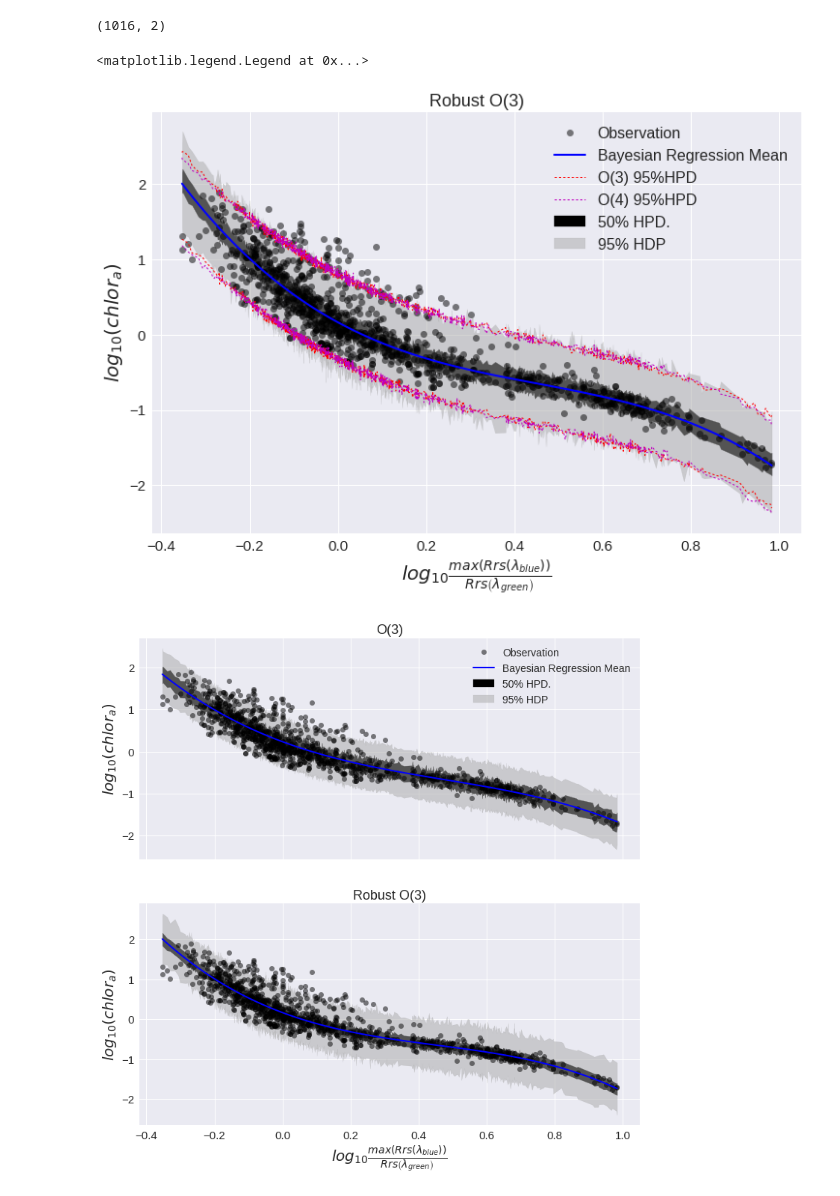
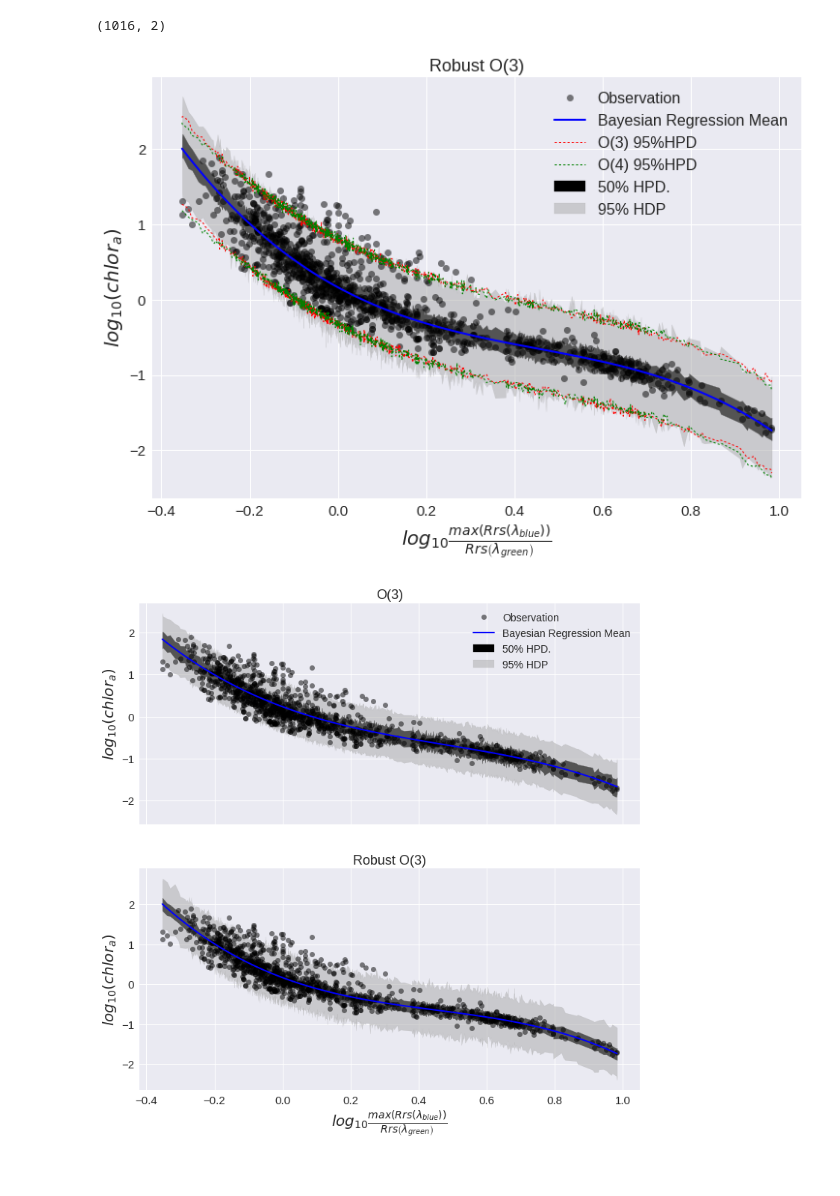
Before and after one commit to madHatter106/Presentations, a Jupyter notebook: OC4x - is a fourth degree polynomial regression really justified.ipynb, the cells around one changed output. Drawn from its saved outputs; the diff is of its cells as text; code cells hidden in the pictures.

```diff
--- a/OC4x - is a fourth degree polynomial regression really justified.ipynb
+++ b/OC4x - is a fourth degree polynomial regression really justified.ipynb
@@ -473,17 +473,17 @@ sig0_ord3.shape
 # %%
 f, ax = pl.subplots(figsize=(12,8))
 ax = PlotPPC(X_train, y_train, sig0_ord3r, sig1_ord3r, bayesCoeffs_ord3r,ax=ax, title='Robust O(3)',
             legendOn=False)
 idx = np.argsort(X_train)
 data_ord = X_train[idx]
 ax.plot(data_ord, sig1_ord3[:,0], linestyle=':', color='r', linewidth=1)
-ax.plot(data_ord, sig1_ord4[:,0], linestyle=':', color='m', lw=1)
+ax.plot(data_ord, sig1_ord4[:,0], linestyle=':', color='g', lw=1)
 ax.plot(data_ord, sig1_ord3[:,1], linestyle=':', color='r', lw=1, label='O(3) 95%HPD')
-ax.plot(data_ord, sig1_ord4[:,1], ls=':', color='m', lw=1, label='O(4) 95%HPD')
+ax.plot(data_ord, sig1_ord4[:,1], ls=':', color='g', lw=1, label='O(4) 95%HPD')
 ax.legend(fontsize=16)
+f.savefig('./bayesianChl_stuff/ppcO3O4onO3r.png', dpi=300, format='png')
 # %% [output]
-<matplotlib.legend.Legend at 0x...>
-[figure, old version]
+[figure, new version]
 # %%
 f,axs = pl.subplots(nrows=2, figsize=(12,12), sharex=True)
 _ = PlotPPC(X_train, y_train, sig0_ord3, sig1_ord3, bayesCoeffs_ord3,ax=axs[0], title='O(3)', xlblOn=False)
```
